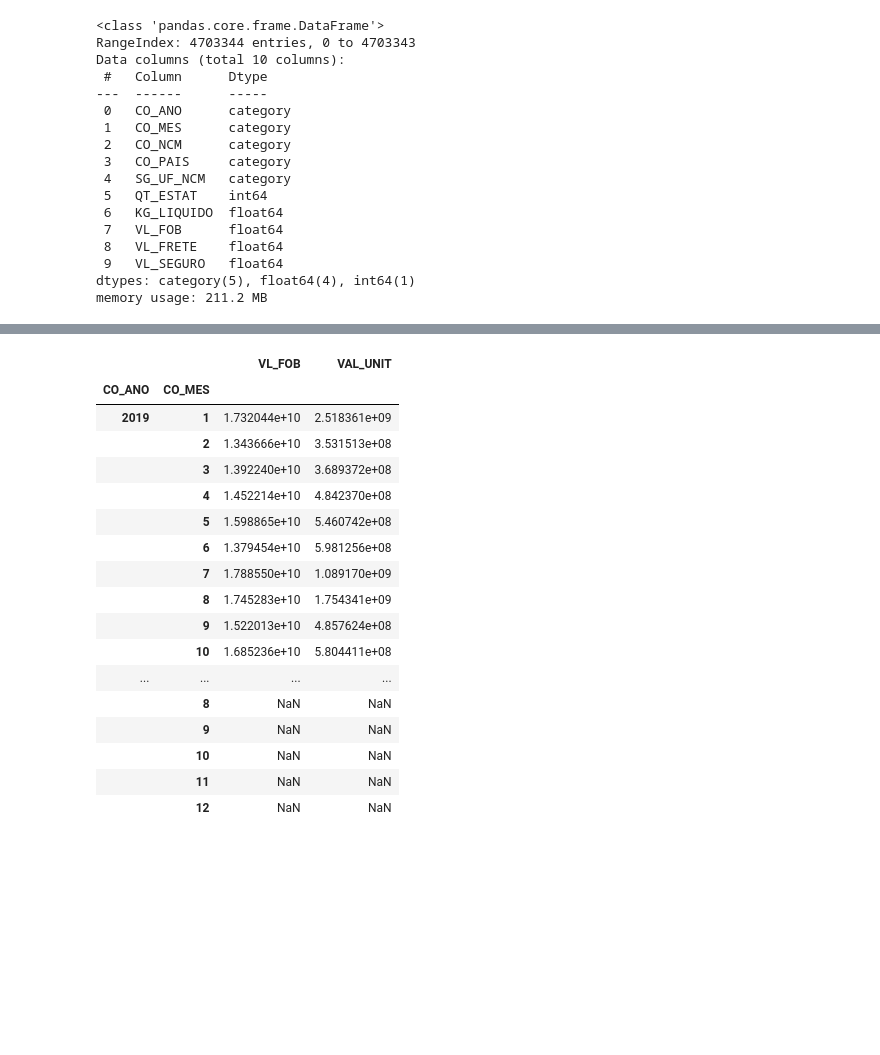
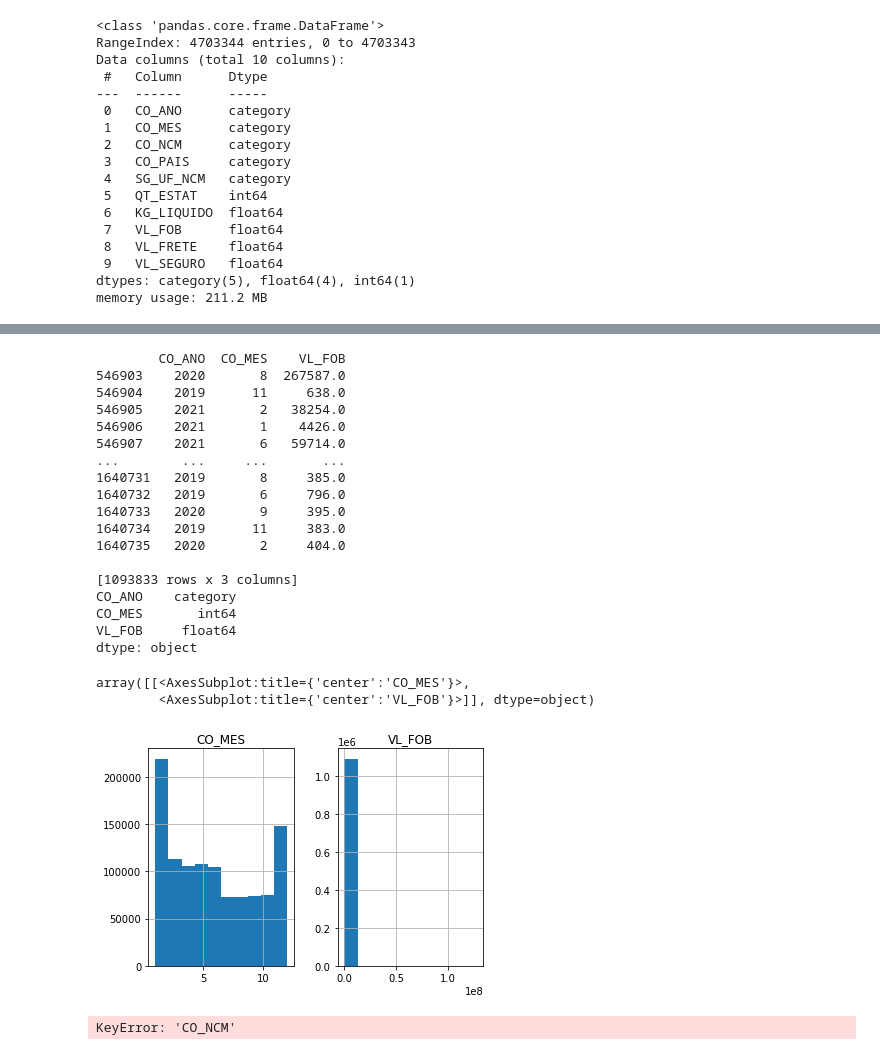
Before and after one commit to jrobertolima/projetoTCC, a Jupyter notebook: ProjetoTCC-Compara.ipynb, the cells around one changed output, grey strips where cells are left out. Cells and saved outputs as stored; diff of their text form; code cells hidden in the pictures; blank space fills up the shorter version.

```diff
--- a/ProjetoTCC-Compara.ipynb
+++ b/ProjetoTCC-Compara.ipynb
@@ -513,9 +503,11 @@ memory usage: 97.8+ MB
 # %%
 #Concatenando os datasets
 df_importacoes = pd.concat([df_imp2019, df_imp2020,df_imp2021])
+#Atribuindo tipo 'category' a algumas colunas
 for col in ['CO_ANO', 'CO_MES', 'CO_NCM', 'CO_PAIS','SG_UF_NCM']:
     df_importacoes[col] = df_importacoes[col].astype('category')
 
+df_importacoes.dropna(inplace=True) # apagando registros nulos
 df_importacoes.reset_index(drop=True, inplace=True) #Para reorganização dos índices
 print(df_importacoes.shape)
 df_importacoes.info()
@@ -598,42 +611,62 @@ df_importacoes.sample(n=10)
 # %%
 #Detectando outliers
 #Create one or more subplots using add_subplot, because you can't create blank figure
 #df_importacoes.plot(x='CO_PAIS', y='VAL_UNIT')
 #df_ano = df_importacoes.pivot(columns='CO_PAIS', values='VL_FOB')
 #df_ano
-df_importacoes.groupby(['CO_ANO','CO_MES'])[['VL_FOB','VAL_UNIT']].sum()
-
-#df_importacoes.plot.scatter(x='QT_ESTAT',y='VL_FOB', grid=True, c='red',figsize=[6,3], layout=[1,2])
-#sns.boxplot(x='VL_FOB',data=df_importacoes)
-
+df_ano = df_importacoes[['CO_ANO']].copy()
+df_ano['CO_MES'] = df_importacoes[['CO_MES']].copy()
+df_ano['VL_FOB'] = df_importacoes[['VL_FOB']].copy()
+print(df_ano)
+#df_ano.dropna(inplace=True)
+#df_ano['CO_ANO'] = df_ano["CO_ANO"].astype('int64')
+print(df_ano.dtypes)
+#df_ano.plot.scatter(x='CO_ANO',y='VL_FOB', grid=True, c='red',figsize=[6,3], layout=[1,2])
+df_ano.hist()
+#sns.boxplot(x='VL_FOB',data=df_ano)
+#df_ano.plot.bar()
 #fig = plt.figure()
 #ax = fig.add_subplot(1,1,1)
 
 #Variable
 #test=df_importacoes.groupby('CO_ANO').describe()
 #ax.sc(df_importacoes['CO_PAIS']),df_importacoes['VL_FOB'])
 #df_importacoes.plot.bar()
 #Labels and Tit
 #plt.title('Sales and Age distribution')
 #plt.xlabel('Age')
 #plt.ylabel('Sales')
 #plt.show()
 # %% [output]
-|  |  | VL_FOB | VAL_UNIT |
-| CO_ANO | CO_MES |  |  |
-| 2019 | 1 | 1.732044e+10 | 2.518361e+09 |
-|  | 2 | 1.343666e+10 | 3.531513e+08 |
-|  | 3 | 1.392240e+10 | 3.689372e+08 |
-|  | 4 | 1.452214e+10 | 4.842370e+08 |
-|  | 5 | 1.598865e+10 | 5.460742e+08 |
-|  | 6 | 1.379454e+10 | 5.981256e+08 |
-|  | 7 | 1.788550e+10 | 1.089170e+09 |
-|  | 8 | 1.745283e+10 | 1.754341e+09 |
-|  | 9 | 1.522013e+10 | 4.857624e+08 |
-|  | 10 | 1.685236e+10 | 5.804411e+08 |
-| ... | ... | ... | ... |
-|  | 8 | NaN | NaN |
-|  | 9 | NaN | NaN |
-|  | 10 | NaN | NaN |
-|  | 11 | NaN | NaN |
-|  | 12 | NaN | NaN |
+        CO_ANO  CO_MES    VL_FOB
+546903    2020       8  267587.0
+546904    2019      11     638.0
+546905    2021       2   38254.0
+546906    2021       1    4426.0
+546907    2021       6   59714.0
+...        ...     ...       ...
+1640731   2019       8     385.0
+1640732   2019       6     796.0
+1640733   2020       9     395.0
+1640734   2019      11     383.0
+1640735   2020       2     404.0
+
+[1093833 rows x 3 columns]
+CO_ANO    category
+CO_MES       int64
+VL_FOB     float64
+dtype: object
+array([[<AxesSubplot:title={'center':'CO_MES'}>,
+        <AxesSubplot:title={'center':'VL_FOB'}>]], dtype=object)
+[figure, added]
+# %%
+#print((df_importacoes.VAL_UNIT < p25))#.count())
+import numpy as np
+df_perc_25 = df_importacoes.groupby(['CO_NCM'])['VAL_UNIT'].quantile(0.25)
+#print(df_perc_25.head(10))
+#df_perc_75 = df_importacoes.groupby(['CO_NCM'])['VAL_UNIT'].quantile(0.75)
+df_perc_25
+print(df_perc_25[df_perc_25['CO_NCM']=='1012100'])
+#df_precos.drop(df_precos.index[df_precos['preco_medio'] > 354], inplace=True)
+# %% [output]
+KeyError: 'CO_NCM'
```
Also changed, not shown: parts of 8 cells of this notebook.
